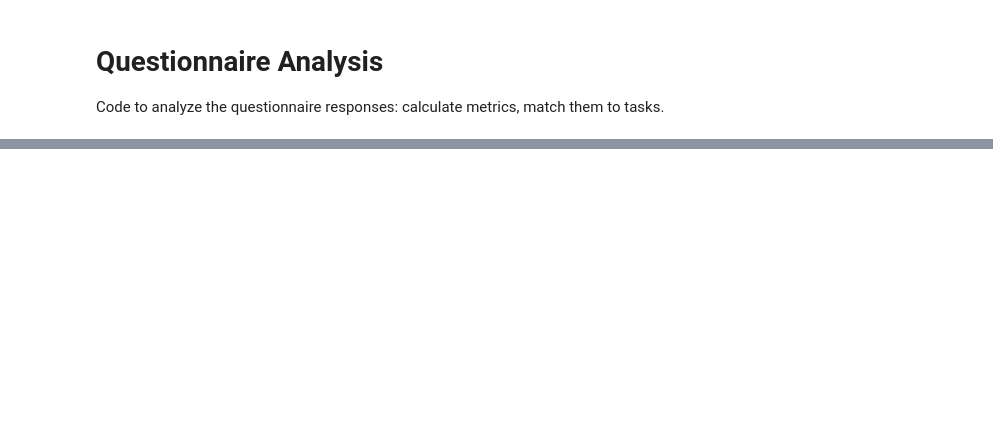
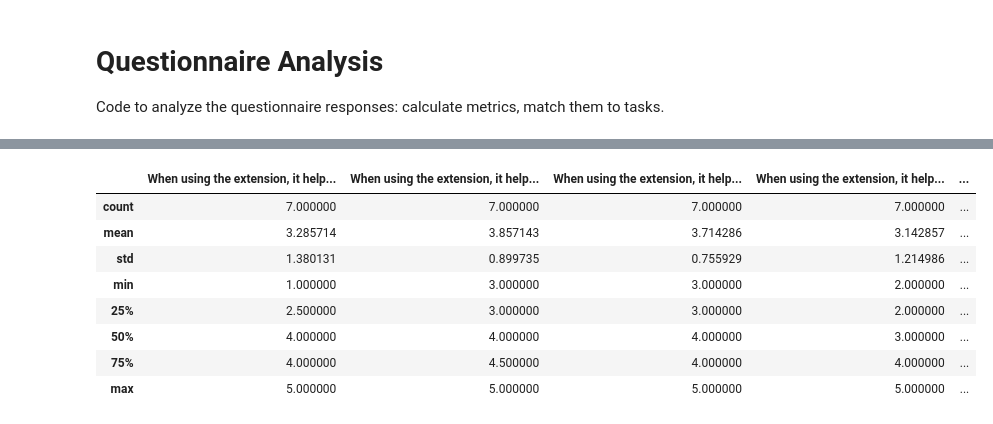
Before and after one commit to RaffaelCH/GrandFileNavigator, a Jupyter notebook: analysis/questionnaire_analysis.ipynb, the cells around one changed output, grey strips where cells are left out. Drawn from its saved outputs; the diff is of its cells as text; code cells hidden in the pictures; blank space fills up the shorter version.

Commit message:
More data analysis

```diff
--- a/analysis/questionnaire_analysis.ipynb
+++ b/analysis/questionnaire_analysis.ipynb
@@ -53,0 +36,17 @@ overall_data = preprocess(overall_data)
+# %%
+excluded_participant_id = "P2" # strong outlier -> ignore
+
+filtered_evaluation_data = evaluation_data[evaluation_data["ID"] != excluded_participant_id]
+filtered_overall_data = overall_data[overall_data["ID"] != excluded_participant_id]
+# %%
+filtered_evaluation_data.describe()
+# %% [output]
+|  | When using the extension, it help... | When using the extension, it help... | When using the extension, it help... | When using the extension, it help... | ... |
+| count | 7.000000 | 7.000000 | 7.000000 | 7.000000 | ... |
+| mean | 3.285714 | 3.857143 | 3.714286 | 3.142857 | ... |
+| std | 1.380131 | 0.899735 | 0.755929 | 1.214986 | ... |
+| min | 1.000000 | 3.000000 | 3.000000 | 2.000000 | ... |
+| 25% | 2.500000 | 3.000000 | 3.000000 | 2.000000 | ... |
+| 50% | 4.000000 | 4.000000 | 4.000000 | 3.000000 | ... |
+| 75% | 4.000000 | 4.500000 | 4.000000 | 4.000000 | ... |
+| max | 5.000000 | 5.000000 | 5.000000 | 5.000000 | ... |
```
Also changed, not shown: parts of 7 cells of this notebook, 1 other file.
